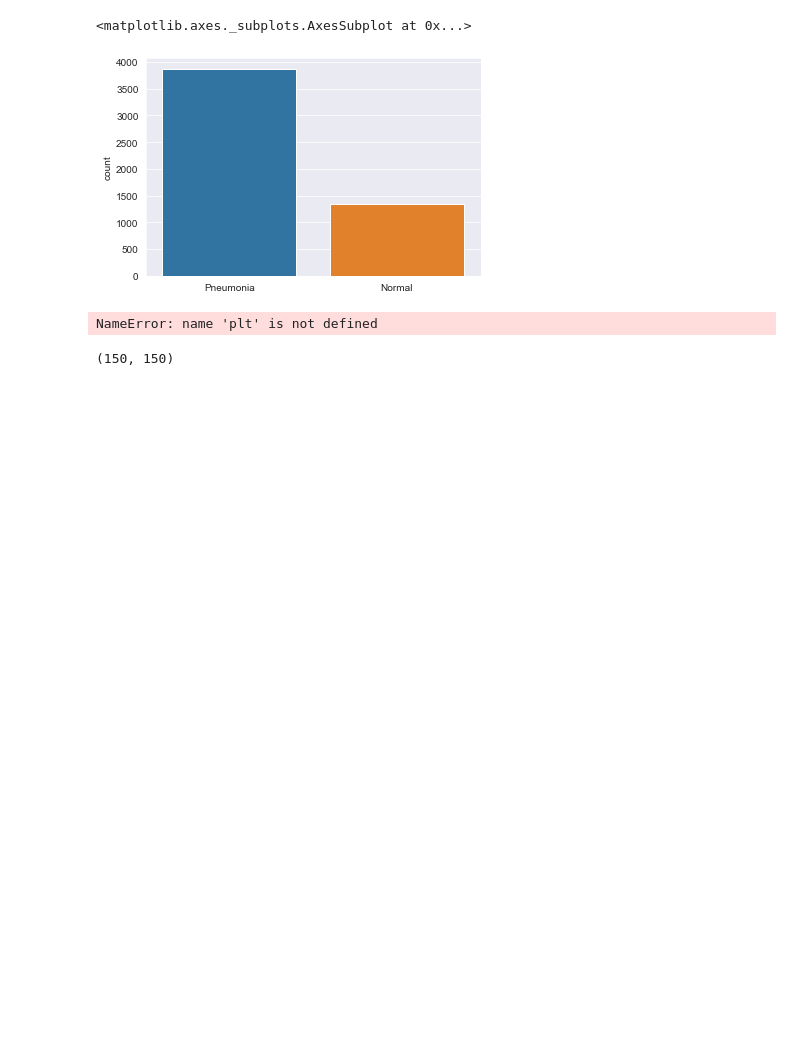
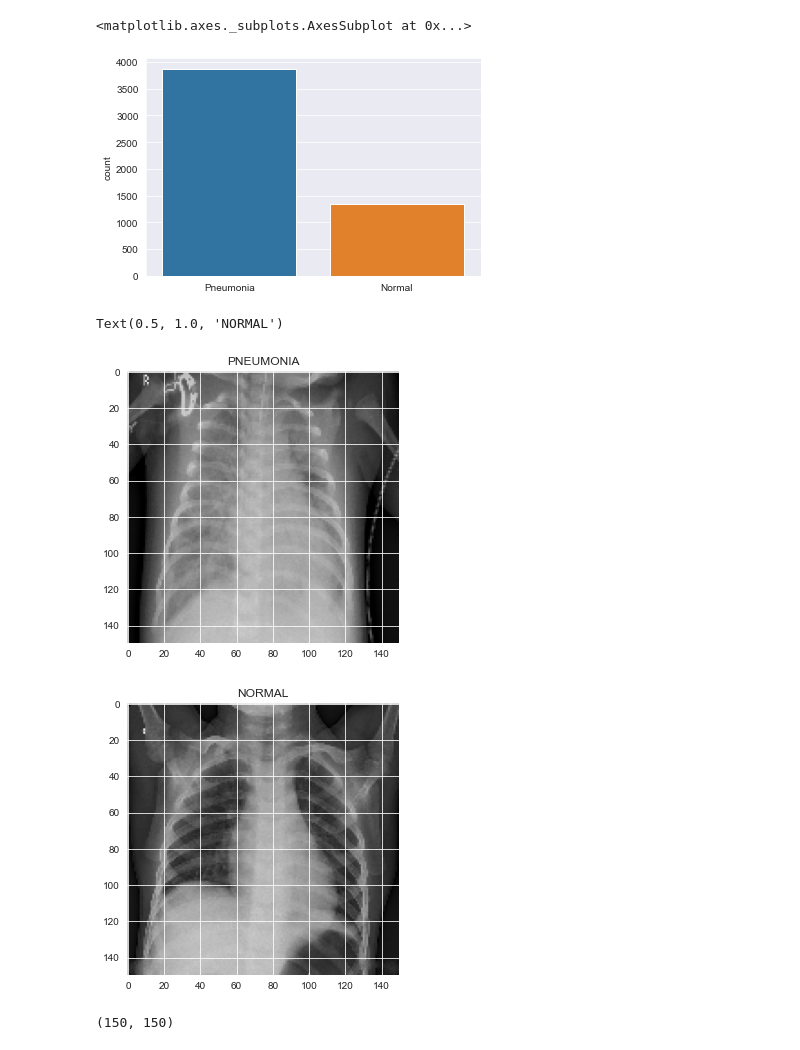
Before and after one commit to samjdedes/pneumonia_detection, a Jupyter notebook: notebooks/Paul_eda.ipynb, the cells around one changed output. Drawn from its saved outputs; the diff is of its cells as text; code cells hidden in the pictures; blank space fills up the shorter version.

```diff
--- a/notebooks/Paul_eda.ipynb
+++ b/notebooks/Paul_eda.ipynb
@@ -66,13 +61,15 @@ sns.countplot(l)
 # %%
 plt.figure(figsize = (5,5))
 plt.imshow(train[0][0], cmap='gray')
 plt.title(labels[train[0][1]])
 
 plt.figure(figsize = (5,5))
-plt.imshow(train[-1][0], cmap='rgb')
+plt.imshow(train[-1][0], cmap='gray')
 plt.title(labels[train[-1][1]])
 # %% [output]
-NameError: name 'plt' is not defined
+Text(0.5, 1.0, 'NORMAL')
+[figure, added]
+[figure, added]
 # %%
 x_train = []
 y_train = []
```
Also changed, not shown: parts of 8 cells of this notebook.
